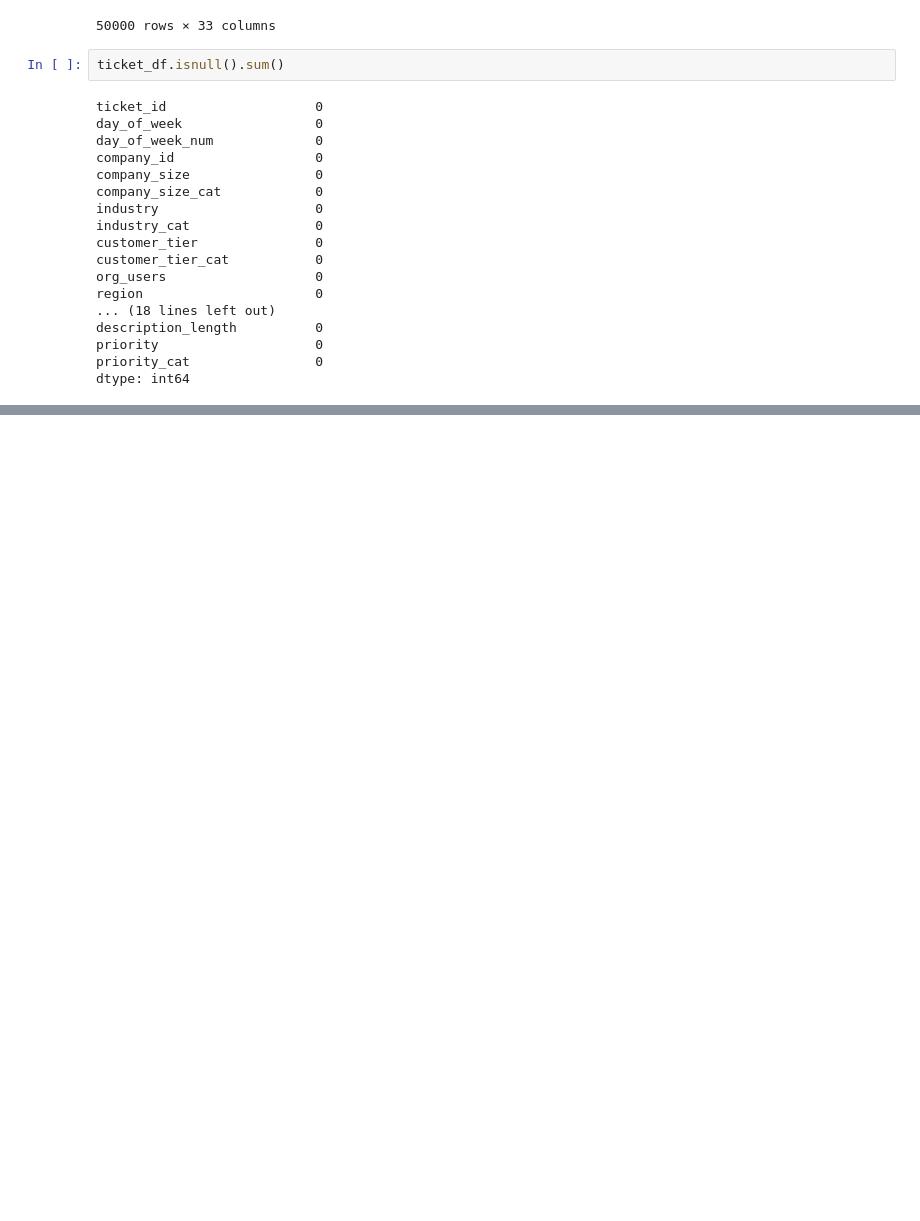
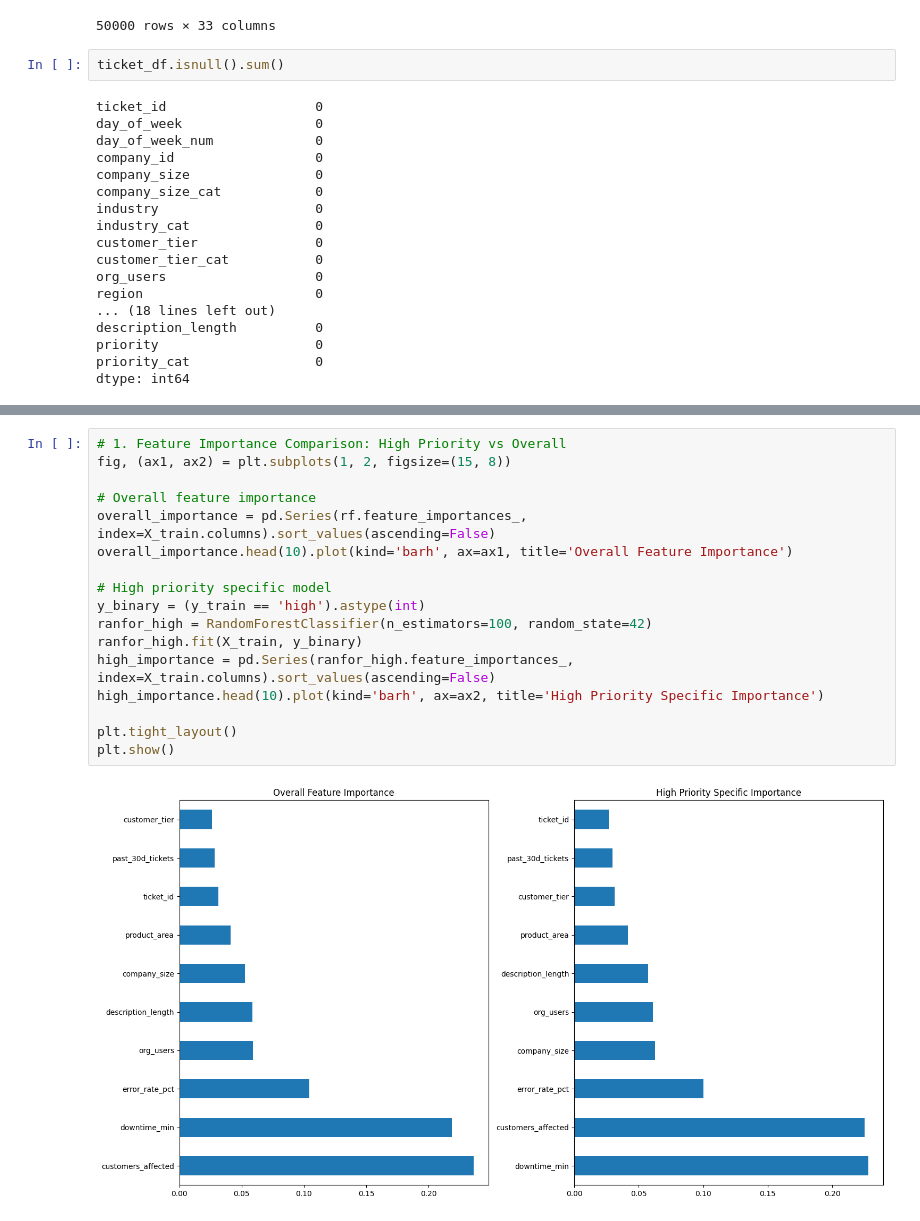
Before and after one commit to ShreeyaTadisina/shreeyatadisina.github.io, a Jupyter notebook: ITCS3162/project2/Priority_ticket.ipynb, the cells around one changed output, grey strips where cells are left out. Drawn from its saved outputs; the diff is of its cells as text; blank space fills up the shorter version.

```diff
--- a/ITCS3162/project2/Priority_ticket.ipynb
+++ b/ITCS3162/project2/Priority_ticket.ipynb
@@ -111,0 +150,19 @@ Confusion Matrix:
+# %%
+# 1. Feature Importance Comparison: High Priority vs Overall
+fig, (ax1, ax2) = plt.subplots(1, 2, figsize=(15, 8))
+
+# Overall feature importance
+overall_importance = pd.Series(rf.feature_importances_, index=X_train.columns).sort_values(ascending=False)
+overall_importance.head(10).plot(kind='barh', ax=ax1, title='Overall Feature Importance')
+
+# High priority specific model
+y_binary = (y_train == 'high').astype(int)
+ranfor_high = RandomForestClassifier(n_estimators=100, random_state=42)
+ranfor_high.fit(X_train, y_binary)
+high_importance = pd.Series(ranfor_high.feature_importances_, index=X_train.columns).sort_values(ascending=False)
+high_importance.head(10).plot(kind='barh', ax=ax2, title='High Priority Specific Importance')
+
+plt.tight_layout()
+plt.show()
+# %% [output]
+[figure, added]
```
Also changed, not shown: parts of 6 cells of this notebook, 1 other file.
